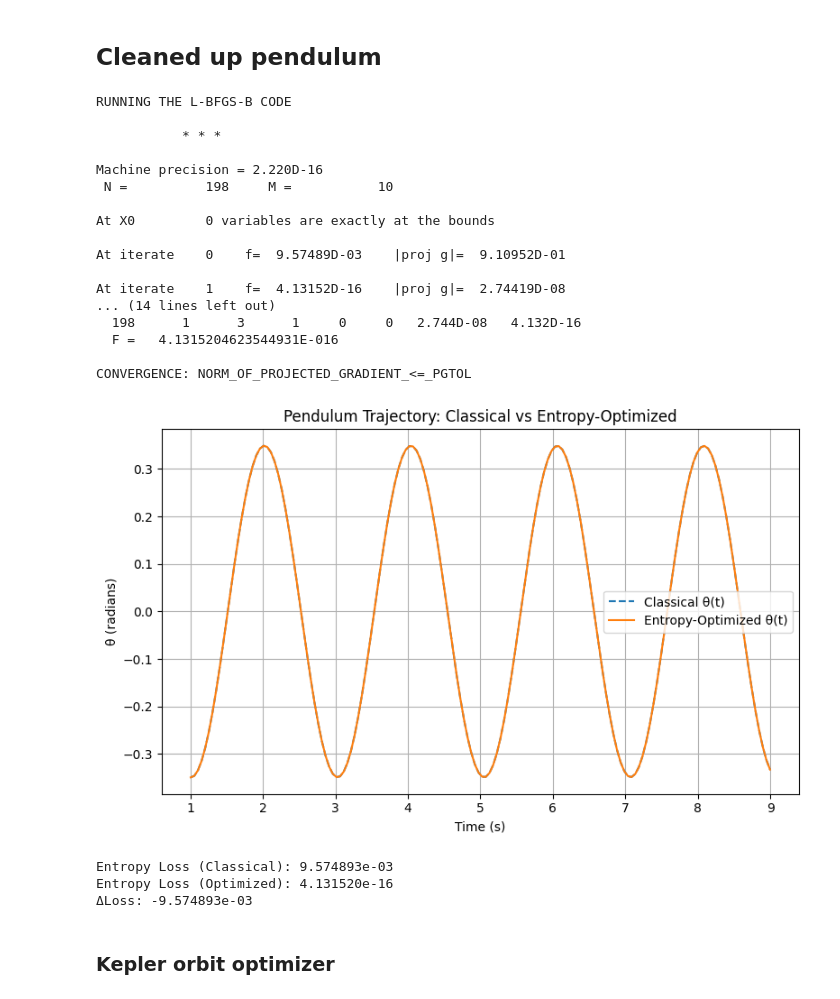
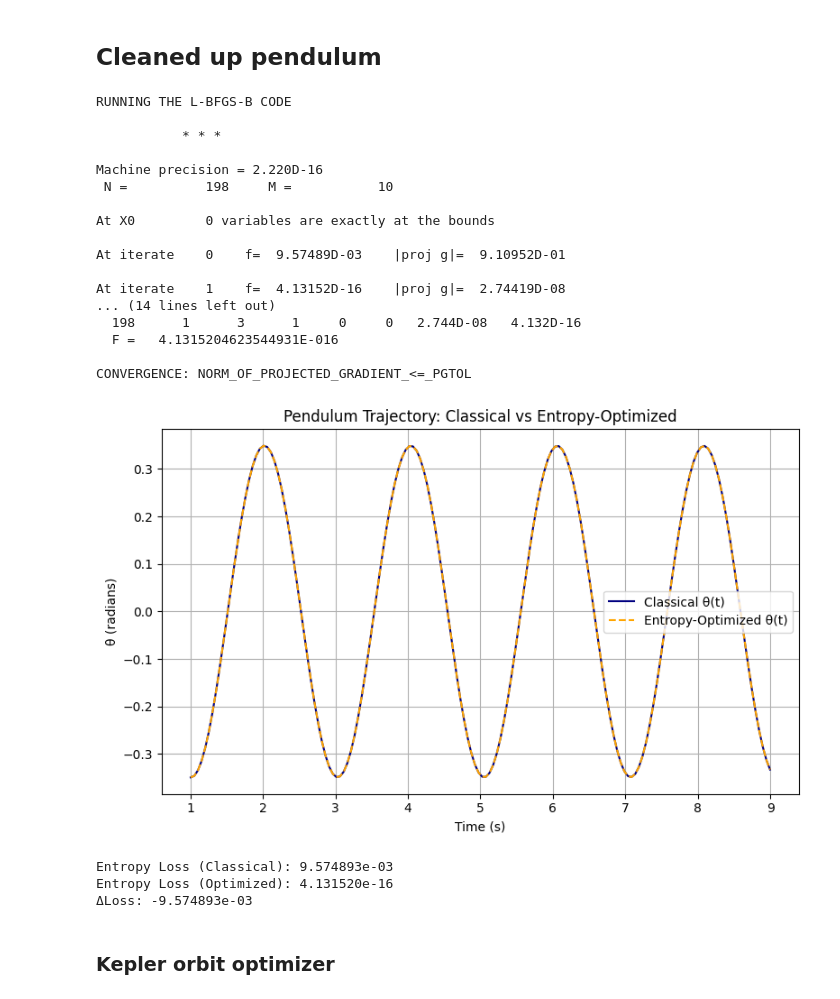
Before and after one commit to nking-1/Generativity, a Jupyter notebook: LagrangianZoo.ipynb, the cells around one changed output. Drawn from its saved outputs; the diff is of its cells as text; code cells hidden in the pictures.

```diff
--- a/LagrangianZoo.ipynb
+++ b/LagrangianZoo.ipynb
@@ -662,8 +662,8 @@ theta_opt_clipped = theta_opt[clip_mask]
 
 # Plot
 plt.figure(figsize=(8,5))
-plt.plot(t_clipped, theta_classical_clipped, '--', label='Classical θ(t)')
-plt.plot(t_clipped, theta_opt_clipped, '-', label='Entropy-Optimized θ(t)')
+plt.plot(t_clipped, theta_classical_clipped, '-', color='navy', label='Classical θ(t)')
+plt.plot(t_clipped, theta_opt_clipped, '--', color='orange', label='Entropy-Optimized θ(t)')
 plt.xlabel("Time (s)")
 plt.ylabel("θ (radians)")
 plt.title("Pendulum Trajectory: Classical vs Entropy-Optimized")
@@ -671,6 +671,7 @@ plt.legend()
 plt.grid(True)
 plt.tight_layout()
 plt.show()
+
 
 # ------------------------------------------
 # 6. Report Final Loss Values
@@ -678,34 +679,34 @@ plt.show()
 def final_entropy_loss(theta_array):
     thetadot = np.gradient(theta_array, dt)
     S = m * theta_array[-1] * thetadot[-1]
     return 0.5 * S**2
 
 loss_classical = final_entropy_loss(theta_classical)
 loss_optimized = final_entropy_loss(theta_opt)
 delta_loss = loss_optimized - loss_classical
 
 print(f"Entropy Loss (Classical): {loss_classical:.6e}")
 print(f"Entropy Loss (Optimized): {loss_optimized:.6e}")
 print(f"ΔLoss: {delta_loss:.6e}")
 # %% [output]
 RUNNING THE L-BFGS-B CODE
 
            * * *
 
 Machine precision = 2.220D-16
  N =          198     M =           10
 
 At X0         0 variables are exactly at the bounds
 
 At iterate    0    f=  9.57489D-03    |proj g|=  9.10952D-01
 
 At iterate    1    f=  4.13152D-16    |proj g|=  2.74419D-08
 ... (14 lines left out)
   198      1      3      1     0     0   2.744D-08   4.132D-16
   F =   4.1315204623544931E-016
 
 CONVERGENCE: NORM_OF_PROJECTED_GRADIENT_<=_PGTOL
-[figure, old version]
+[figure, new version]
 Entropy Loss (Classical): 9.574893e-03
 Entropy Loss (Optimized): 4.131520e-16
 ΔLoss: -9.574893e-03
```
Also changed, not shown: parts of 3 cells of this notebook, 16 other files.
